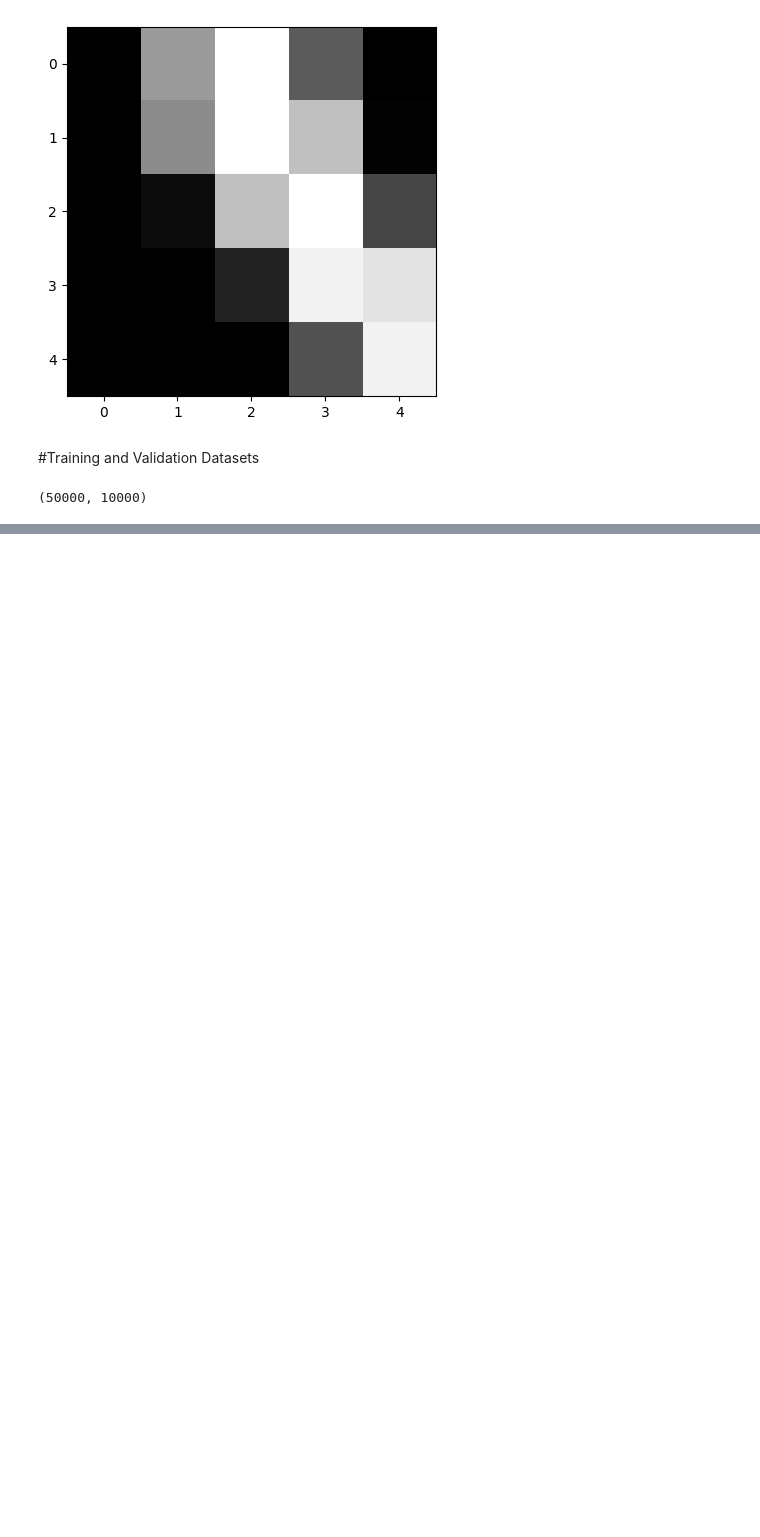
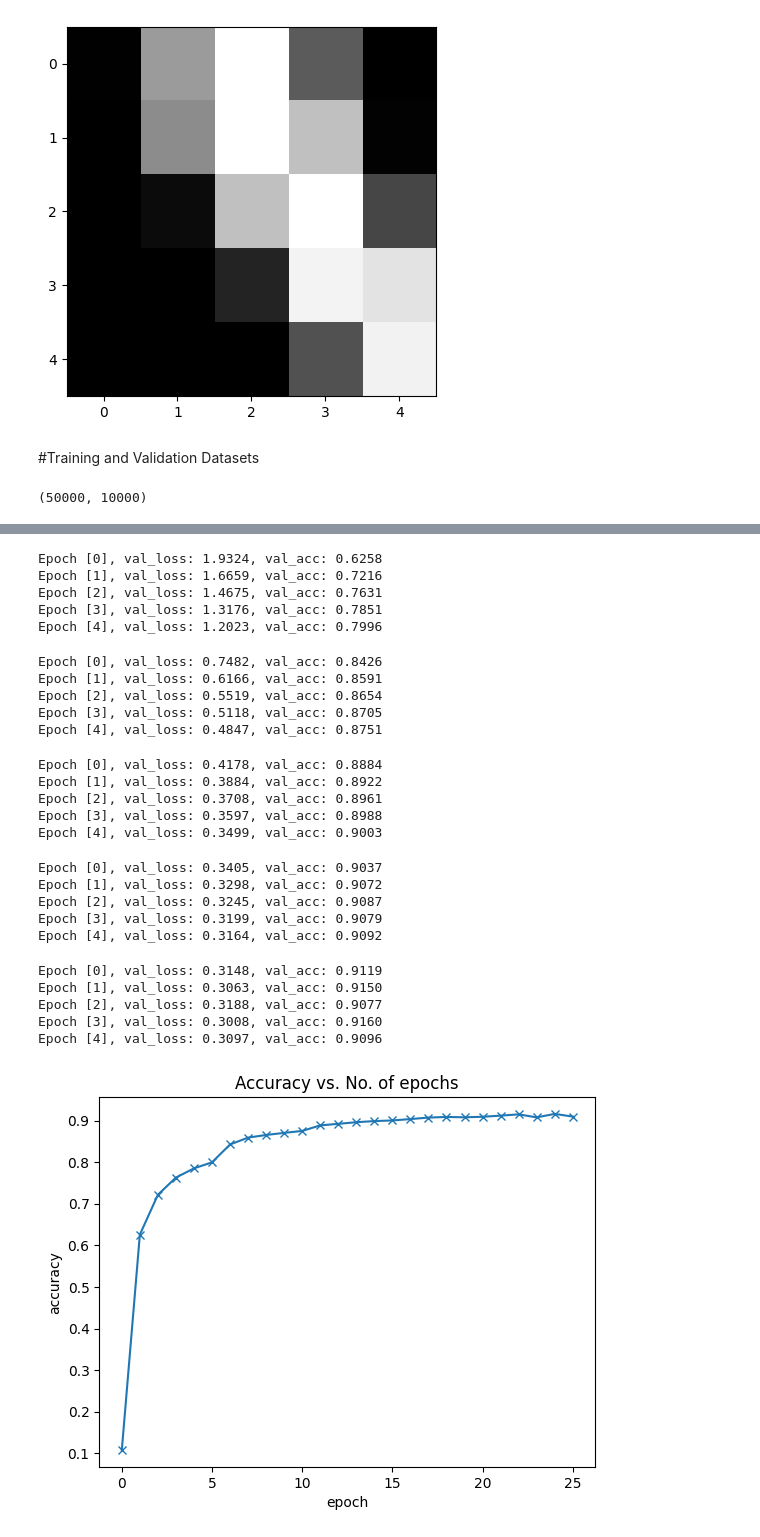
Before and after one commit to fjpcediel87/DeepLearning--Learning, a Jupyter notebook: 03_Working_with_Images_&_Logistic_Regression.ipynb, the cells around one changed output, grey strips where cells are left out. Drawn from its saved outputs; the diff is of its cells as text; code cells hidden in the pictures; blank space fills up the shorter version.

```diff
--- a/03_Working_with_Images_&_Logistic_Regression.ipynb
+++ b/03_Working_with_Images_&_Logistic_Regression.ipynb
@@ -107,0 +541,49 @@ val_loader = DataLoader(val_ds, batch_size)
+# %%
+history1 = fit(5, 0.001, model, train_loader, val_loader)
+# %% [output]
+Epoch [0], val_loss: 1.9324, val_acc: 0.6258
+Epoch [1], val_loss: 1.6659, val_acc: 0.7216
+Epoch [2], val_loss: 1.4675, val_acc: 0.7631
+Epoch [3], val_loss: 1.3176, val_acc: 0.7851
+Epoch [4], val_loss: 1.2023, val_acc: 0.7996
+# %%
+history2 = fit(5, 0.01, model, train_loader, val_loader)
+# %% [output]
+Epoch [0], val_loss: 0.7482, val_acc: 0.8426
+Epoch [1], val_loss: 0.6166, val_acc: 0.8591
+Epoch [2], val_loss: 0.5519, val_acc: 0.8654
+Epoch [3], val_loss: 0.5118, val_acc: 0.8705
+Epoch [4], val_loss: 0.4847, val_acc: 0.8751
+# %%
+history3 = fit(5, 0.05, model, train_loader, val_loader)
+# %% [output]
+Epoch [0], val_loss: 0.4178, val_acc: 0.8884
+Epoch [1], val_loss: 0.3884, val_acc: 0.8922
+Epoch [2], val_loss: 0.3708, val_acc: 0.8961
+Epoch [3], val_loss: 0.3597, val_acc: 0.8988
+Epoch [4], val_loss: 0.3499, val_acc: 0.9003
+# %%
+history4 = fit(5, 0.1, model, train_loader, val_loader)
+# %% [output]
+Epoch [0], val_loss: 0.3405, val_acc: 0.9037
+Epoch [1], val_loss: 0.3298, val_acc: 0.9072
+Epoch [2], val_loss: 0.3245, val_acc: 0.9087
+Epoch [3], val_loss: 0.3199, val_acc: 0.9079
+Epoch [4], val_loss: 0.3164, val_acc: 0.9092
+# %%
+history5 = fit(5, 0.5, model, train_loader, val_loader)
+# %% [output]
+Epoch [0], val_loss: 0.3148, val_acc: 0.9119
+Epoch [1], val_loss: 0.3063, val_acc: 0.9150
+Epoch [2], val_loss: 0.3188, val_acc: 0.9077
+Epoch [3], val_loss: 0.3008, val_acc: 0.9160
+Epoch [4], val_loss: 0.3097, val_acc: 0.9096
+# %%
+history = [result0] + history1 + history2 + history3 + history4 + history5
+accuracies = [result['val_acc'] for result in history]
+plt.plot(accuracies, '-x')
+plt.xlabel('epoch')
+plt.ylabel('accuracy')
+plt.title('Accuracy vs. No. of epochs');
+# %% [output]
+[figure, added]
```
Also changed, not shown: parts of 57 cells of this notebook.
